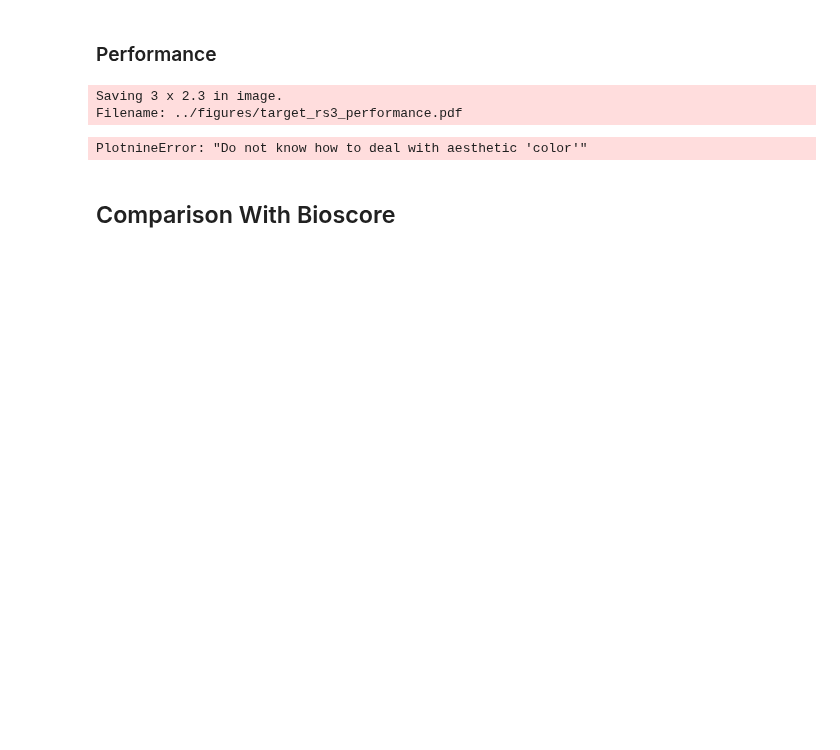
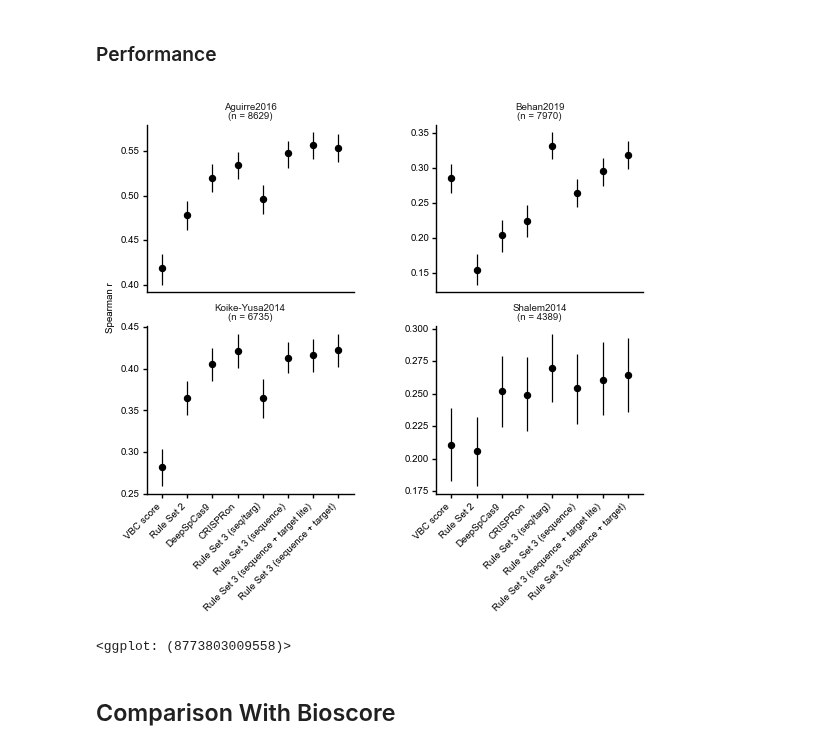
Before and after one commit to gpp-rnd/rs_dev, a Jupyter notebook: code/16_test_target_model.ipynb, the cells around one changed output. Drawn from its saved outputs; the diff is of its cells as text; code cells hidden in the pictures; blank space fills up the shorter version.

```diff
--- a/code/16_test_target_model.ipynb
+++ b/code/16_test_target_model.ipynb
@@ -207,0 +214,16 @@ target_lite_feat_export.to_csv('../data/interim/target_lite_feat_export.csv', in
+# %%
+seq_target_cols = ['sgRNA Context Sequence', 'Orientation',
+                   'Target Cut Length', 'Target Transcript']
+seq_targ_df = (X.add_suffix(' (seq)')
+              .reset_index()
+              .drop_duplicates()
+              .merge(target_feature_df[seq_target_cols + target_feature_cols]
+                     .add_suffix(' (targ)')
+                     .rename({x + ' (targ)': x for x in seq_target_cols}, axis=1),
+                     on='sgRNA Context Sequence',
+                     how='inner')
+               .reset_index(drop=True))
+# %%
+seq_targ_X = seq_targ_df.drop(seq_target_cols, axis=1)
+seq_targ_scores = seq_targ_df[seq_target_cols].reset_index(drop=True)
+seq_targ_scores['Rule Set 3 (seq/targ)'] = seq_target_model.predict(seq_targ_X)
@@ -208,16 +232,20 @@ target_lite_feat_export.to_csv('../data/interim/target_lite_feat_export.csv', in
 # %%
 dataset_activity_df = (dataset_activity_df.merge(unique_activity, how='left',
-                                                 on=target_cols))
+                                                 on=target_cols)
+                       .merge(seq_targ_scores, how='left',
+                              on=seq_target_cols))
 dataset_activity_df['Rule Set 3 (sequence + target)'] = (dataset_activity_df['Rule Set 3 (sequence)'] +
                                             dataset_activity_df['Target Score'])
 dataset_activity_df['Rule Set 3 (sequence + target) train'] = dataset_activity_df['Rule Set 3 (sequence) train']
 dataset_activity_df['Rule Set 3 (sequence + target lite)'] = (dataset_activity_df['Rule Set 3 (sequence)'] +
                                                               dataset_activity_df['Target Lite Score'])
 dataset_activity_df['Rule Set 3 (sequence + target lite) train'] = dataset_activity_df['Rule Set 3 (sequence) train']
+dataset_activity_df['Rule Set 3 (seq/targ) train'] = dataset_activity_df['Rule Set 3 (sequence) train']
 # %% [markdown]
 ### Performance
 # %%
-score_cols = (['Rule Set 3 (sequence)', 'Rule Set 3 (sequence + target)', 'Rule Set 3 (sequence + target lite)'] +
+score_cols = (['Rule Set 3 (sequence)', 'Rule Set 3 (sequence + target)', 'Rule Set 3 (sequence + target lite)',
+               'Rule Set 3 (seq/targ)'] +
               model_prediction_names)
 guide_train_cols = [name + ' train' for name in score_cols]
 filtered_predictions = dataset_activity_df[~dataset_activity_df[guide_train_cols].any(axis=1)].copy()
@@ -246,13 +274,12 @@ cor_performance_ci = (cor_performance_ci.drop('dataset_name', axis=1)
 # %%
 g = point_range_plot(cor_performance_ci, 'model', 'spearman',
                      'spearman_025', 'spearman_975', xlabel='',
                      ylabel='Spearman r', wspace=0.4, facet='dataset_name')
-g.save('../figures/target_rs3_performance.pdf', width=3, height=2.3)
+#g.save('../figures/target_rs3_performance.pdf', width=3, height=2.3)
 g
 # %% [output]
+[figure, added]
-Saving 3 x 2.3 in image.
-Filename: ../figures/target_rs3_performance.pdf
+<ggplot: (8773803009558)>
-PlotnineError: "Do not know how to deal with aesthetic 'color'"
 # %%
 spread_cor_performance = (cor_performance_ci
                           .pivot_table(values='spearman',
```
Also changed, not shown: parts of 5 cells of this notebook, 9 other files.
